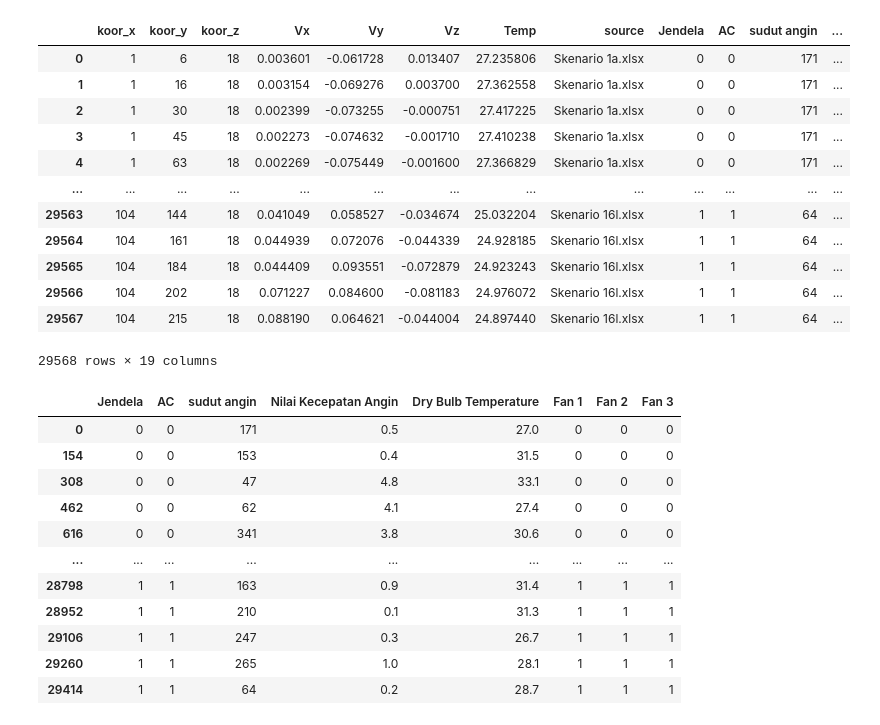
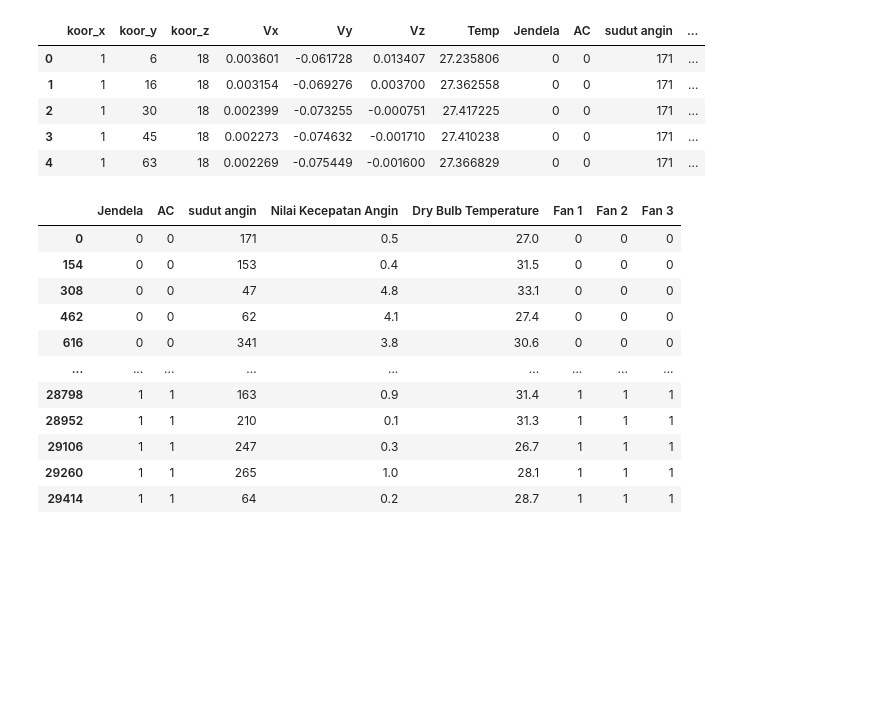
Before and after one commit to yfhkucing/regression_bms, a Jupyter notebook: data_reshape_and_training.ipynb, the cells around one changed output. Cells and saved outputs as stored; diff of their text form; code cells hidden in the pictures; blank space fills up the shorter version.

```diff
--- a/data_reshape_and_training.ipynb
+++ b/data_reshape_and_training.ipynb
@@ -5,19 +5,3 @@ import pandas as pd
 import numpy as np
 # %%
 df=pd.read_excel('data_big.xlsx',sheet_name='Sheet2')
-# %%
-df
-# %% [output]
-|  | koor_x | koor_y | koor_z | Vx | Vy | Vz | Temp | source | Jendela | AC | sudut angin | ... |
-| 0 | 1 | 6 | 18 | 0.003601 | -0.061728 | 0.013407 | 27.235806 | Skenario 1a.xlsx | 0 | 0 | 171 | ... |
-| 1 | 1 | 16 | 18 | 0.003154 | -0.069276 | 0.003700 | 27.362558 | Skenario 1a.xlsx | 0 | 0 | 171 | ... |
-| 2 | 1 | 30 | 18 | 0.002399 | -0.073255 | -0.000751 | 27.417225 | Skenario 1a.xlsx | 0 | 0 | 171 | ... |
-| 3 | 1 | 45 | 18 | 0.002273 | -0.074632 | -0.001710 | 27.410238 | Skenario 1a.xlsx | 0 | 0 | 171 | ... |
-| 4 | 1 | 63 | 18 | 0.002269 | -0.075449 | -0.001600 | 27.366829 | Skenario 1a.xlsx | 0 | 0 | 171 | ... |
-| ... | ... | ... | ... | ... | ... | ... | ... | ... | ... | ... | ... | ... |
-| 29563 | 104 | 144 | 18 | 0.041049 | 0.058527 | -0.034674 | 25.032204 | Skenario 16l.xlsx | 1 | 1 | 64 | ... |
-| 29564 | 104 | 161 | 18 | 0.044939 | 0.072076 | -0.044339 | 24.928185 | Skenario 16l.xlsx | 1 | 1 | 64 | ... |
-| 29565 | 104 | 184 | 18 | 0.044409 | 0.093551 | -0.072879 | 24.923243 | Skenario 16l.xlsx | 1 | 1 | 64 | ... |
-| 29566 | 104 | 202 | 18 | 0.071227 | 0.084600 | -0.081183 | 24.976072 | Skenario 16l.xlsx | 1 | 1 | 64 | ... |
-| 29567 | 104 | 215 | 18 | 0.088190 | 0.064621 | -0.044004 | 24.897440 | Skenario 16l.xlsx | 1 | 1 | 64 | ... |
-29568 rows × 19 columns
@@ -28,3 +13,13 @@ df_count= pd.DataFrame(df['koor_y'].value_counts())
+# %%
+#df=(df-df.min())/(df.max()-df.min())
+df.head()
+# %% [output]
+|  | koor_x | koor_y | koor_z | Vx | Vy | Vz | Temp | Jendela | AC | sudut angin | ... |
+| 0 | 1 | 6 | 18 | 0.003601 | -0.061728 | 0.013407 | 27.235806 | 0 | 0 | 171 | ... |
+| 1 | 1 | 16 | 18 | 0.003154 | -0.069276 | 0.003700 | 27.362558 | 0 | 0 | 171 | ... |
+| 2 | 1 | 30 | 18 | 0.002399 | -0.073255 | -0.000751 | 27.417225 | 0 | 0 | 171 | ... |
+| 3 | 1 | 45 | 18 | 0.002273 | -0.074632 | -0.001710 | 27.410238 | 0 | 0 | 171 | ... |
+| 4 | 1 | 63 | 18 | 0.002269 | -0.075449 | -0.001600 | 27.366829 | 0 | 0 | 171 | ... |
 # %%
 array_x = []
 
```
Also changed, not shown: parts of 11 cells of this notebook.
